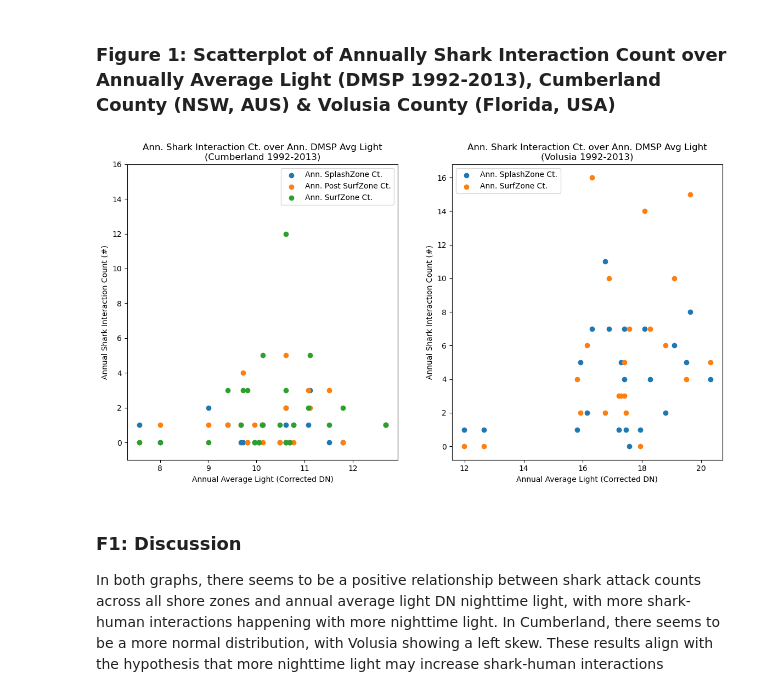
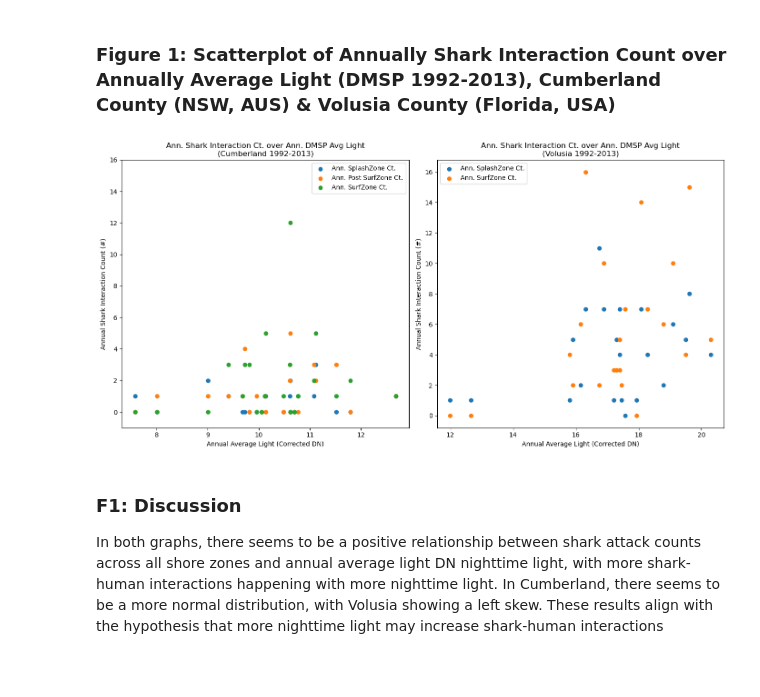
Before and after one commit to zad2108/Final_Project, a Jupyter notebook: DF_FINAL_FIN.ipynb, the cells around one changed output. Cells and saved outputs as stored; diff of their text form; code cells hidden in the pictures; blank space fills up the shorter version.

```diff
--- a/DF_FINAL_FIN.ipynb
+++ b/DF_FINAL_FIN.ipynb
@@ -67,24 +233,26 @@ df2 = pd.read_csv('F1_VOLUSIA_CCNL_YR_ZONES_FIN.csv')
 # %%
 # visualizing the data by plotting two scatter plot figures of data
 fig, axes = plt.subplots(1, 2, figsize=(14, 7))
 axes[0].scatter(df1.YR_AVG_LIGHT_CORRECTED_DN, df1.YR_SPLASHZONE_CT, label = 'Ann. SplashZone Ct.')
 axes[0].scatter(df1.YR_AVG_LIGHT_CORRECTED_DN, df1.YR_POSTSURF_CT, label = 'Ann. Post SurfZone Ct.')
 axes[0].scatter(df1.YR_AVG_LIGHT_CORRECTED_DN, df1.YR_SURFZONE_CT, label = 'Ann. SurfZone Ct.')
 axes[0].legend(loc='upper right',fontsize=10)
 axes[0].set_title('Ann. Shark Interaction Ct. over Ann. DMSP Avg Light\n(Cumberland 1992-2013)')
 axes[0].set_xlabel('Annual Average Light (Corrected DN)')
 axes[0].set_ylabel('Annual Shark Interaction Count (#)')
 axes[0].set_ylim(-1,16)
 
 axes[1].scatter(df2.YR_AVG_LIGHT_CORRECTED_DN, df2.YR_SPLASHZONE_CT, label = 'Ann. SplashZone Ct.')
 axes[1].scatter(df2.YR_AVG_LIGHT_CORRECTED_DN, df2.YR_SURFZONE_CT, label = 'Ann. SurfZone Ct.')
 axes[1].legend(loc='upper left',fontsize=10)
 axes[1].set_title('Ann. Shark Interaction Ct. over Ann. DMSP Avg Light\n(Volusia 1992-2013)')
 axes[1].set_xlabel('Annual Average Light (Corrected DN)')
 axes[1].set_ylabel('Annual Shark Interaction Count (#)')
+
+plt.tight_layout()
 plt.show()
 # %% [output]
-[figure, old version]
+[figure, new version]
 # %% [markdown]
 ### F1: Discussion
 In both graphs, there seems to be a positive  relationship between shark attack counts across all shore zones and annual average light DN nighttime light, with more shark-human interactions happening with  more nighttime light. In Cumberland, there seems to be a more normal distribution, with Volusia showing a left skew. These results align with the hypothesis that more nighttime light may increase shark-human interactions
```
Also changed, not shown: parts of 20 cells of this notebook.
